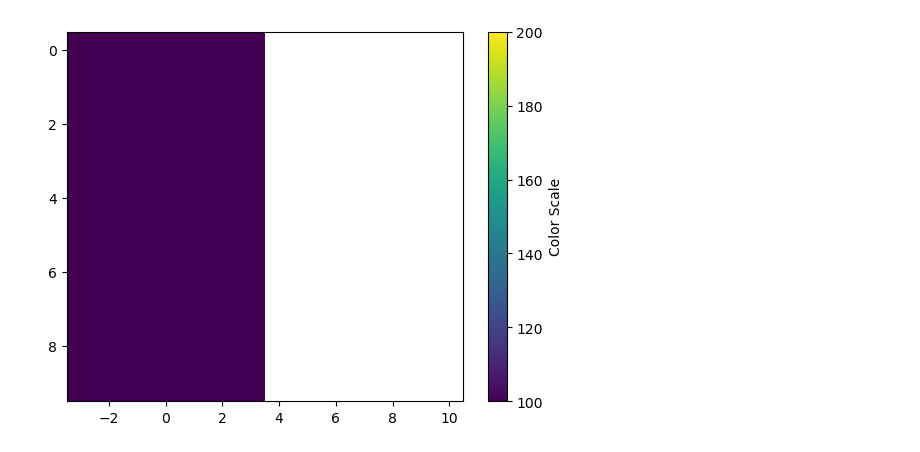
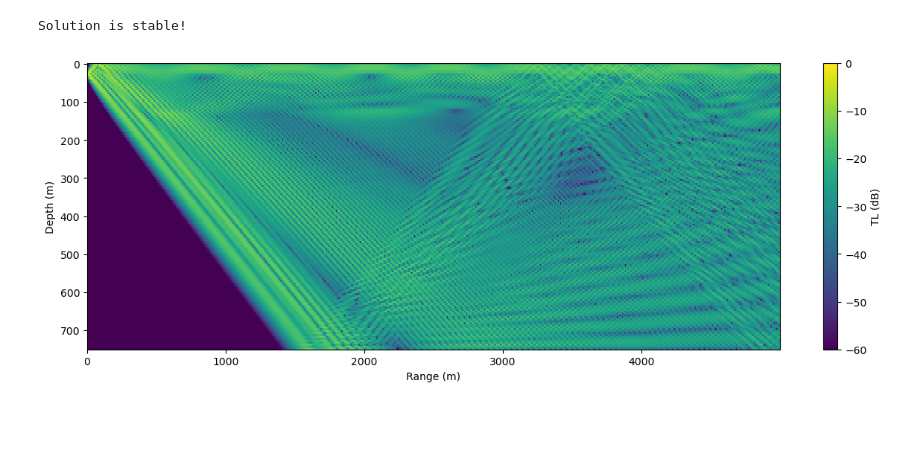
Before and after one commit to ma-casali/acoustic-models, a Jupyter notebook: parabolic_equation_solver.ipynb, the cells around one changed output. Saved outputs shown, nothing was run; the diff lists cells and outputs as text; code cells hidden in the pictures; blank space fills up the shorter version.

```diff
--- a/parabolic_equation_solver.ipynb
+++ b/parabolic_equation_solver.ipynb
@@ -126,17 +115,23 @@ def ifd_pe(f, r, z, c_func, u0_func, surf_func, bottom_func, k = None, h = None)
 # %%
 # defining depth and range
-z = np.arange(0,200)
-r = np.arange(0,600) # [m]
-f = 500
+z = np.arange(0,750) # [m]
+r = np.arange(0,5000) # [m]
+f = 100 # [Hz]
 
-[u, r, z] = ifd_pe(f, r, z, c_given, u0_burger, surf_burger, bottom_burger, k = 7, h = 0.1)
+[u,r,z] = ifd_pe(f, r, z, c_given, u0_gaussian)
+# %% [output]
+Solution is stable!
 # %%
-fig, ax = plt.subplots()
+fig, ax = plt.subplots(figsize = (15,5))
 plotR = np.append(r,r[-1]+7)
 plotZ = np.append(z,z[-1]+0.1)
 X, Y = np.meshgrid(plotR, plotZ)
-im = ax.pcolormesh(r, z, np.transpose(-20*np.log10(1/np.abs(u[:,1:-1]))), vmin = 100, vmax = 200)
+im = ax.pcolormesh(r, z, np.transpose(20*np.log10(np.abs(u[:,1:-1]/np.max(u[0,:])))), vmin = -60)
 ax.invert_yaxis()
-cbar = fig.colorbar(im, ax=ax, label='Color Scale')
+ax.set_ylabel('Depth (m)')
+ax.set_xlabel('Range (m)')
+cbar = fig.colorbar(im, ax=ax, label='TL (dB)')
+
+plt.savefig('/Users/matthewcasali/Documents/PythonScripts/acoustic-models/Figures/100Hz_5km.png')
 # %% [output]
-[figure, old version]
+[figure, new version]
```
Also changed, not shown: parts of 7 cells of this notebook.
